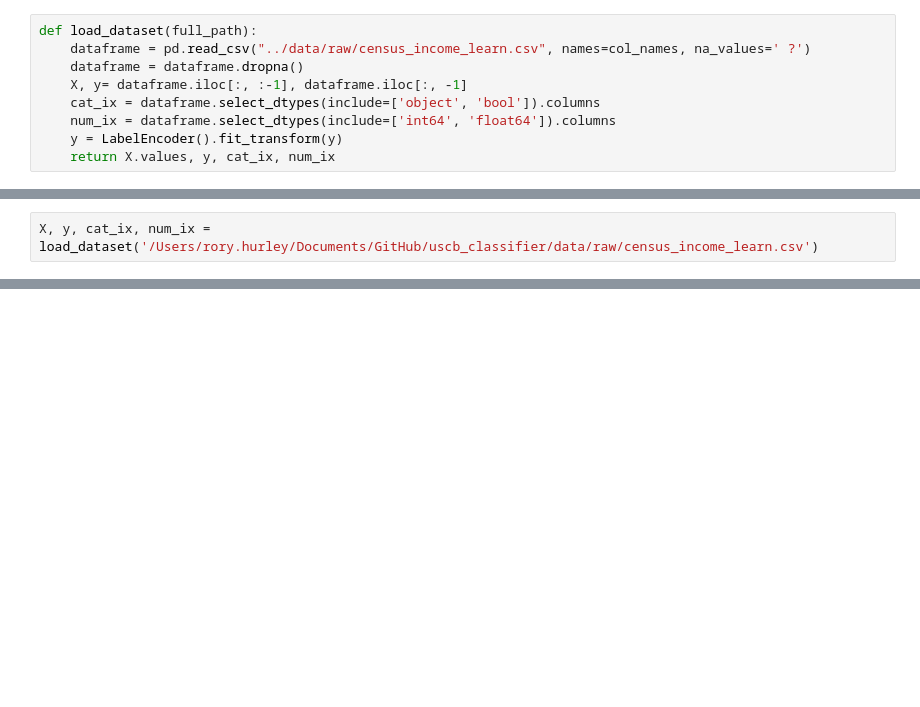
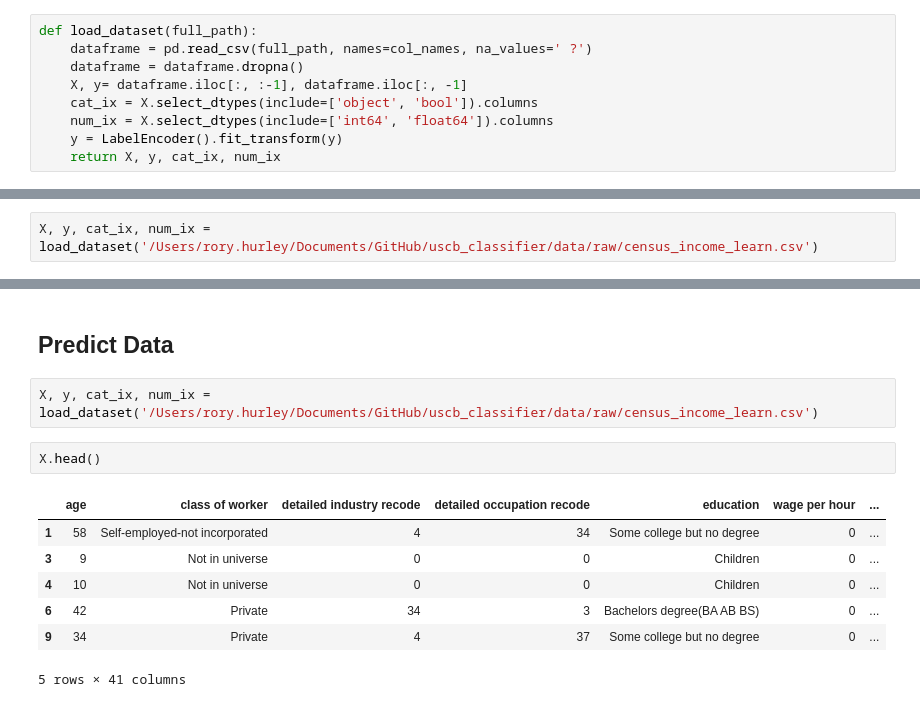
Before and after one commit to rhurley46/USBC-Classifier, a Jupyter notebook: notebooks/002_Modellling_2.ipynb, the cells around one changed output, grey strips where cells are left out. Saved outputs shown, nothing was run; the diff lists cells and outputs as text; blank space fills up the shorter version.

```diff
--- a/notebooks/002_Modellling_2.ipynb
+++ b/notebooks/002_Modellling_2.ipynb
@@ -55,12 +59,12 @@ col_names = [
   "income"]
 # %%
 def load_dataset(full_path):
-    dataframe = pd.read_csv("../data/raw/census_income_learn.csv", names=col_names, na_values=' ?')
+    dataframe = pd.read_csv(full_path, names=col_names, na_values=' ?')
     dataframe = dataframe.dropna()
     X, y= dataframe.iloc[:, :-1], dataframe.iloc[:, -1]
-    cat_ix = dataframe.select_dtypes(include=['object', 'bool']).columns
-    num_ix = dataframe.select_dtypes(include=['int64', 'float64']).columns
+    cat_ix = X.select_dtypes(include=['object', 'bool']).columns
+    num_ix = X.select_dtypes(include=['int64', 'float64']).columns
     y = LabelEncoder().fit_transform(y)
-    return X.values, y, cat_ix, num_ix
+    return X, y, cat_ix, num_ix
 # %%
 def evaluate_model(X, y, model):
@@ -77,0 +117,14 @@ model = GradientBoostingClassifier(n_estimators=100)
+# %% [markdown]
+## Predict Data
+# %%
+X, y, cat_ix, num_ix = load_dataset('/Users/rory.hurley/Documents/GitHub/uscb_classifier/data/raw/census_income_learn.csv')
+# %%
+X.head()
+# %% [output]
+|  | age | class of worker | detailed industry recode | detailed occupation recode | education | wage per hour | ... |
+| 1 | 58 | Self-employed-not incorporated | 4 | 34 | Some college but no degree | 0 | ... |
+| 3 | 9 | Not in universe | 0 | 0 | Children | 0 | ... |
+| 4 | 10 | Not in universe | 0 | 0 | Children | 0 | ... |
+| 6 | 42 | Private | 34 | 3 | Bachelors degree(BA AB BS) | 0 | ... |
+| 9 | 34 | Private | 4 | 37 | Some college but no degree | 0 | ... |
+5 rows × 41 columns
```
Also changed, not shown: parts of 16 cells of this notebook, 14 other files.
